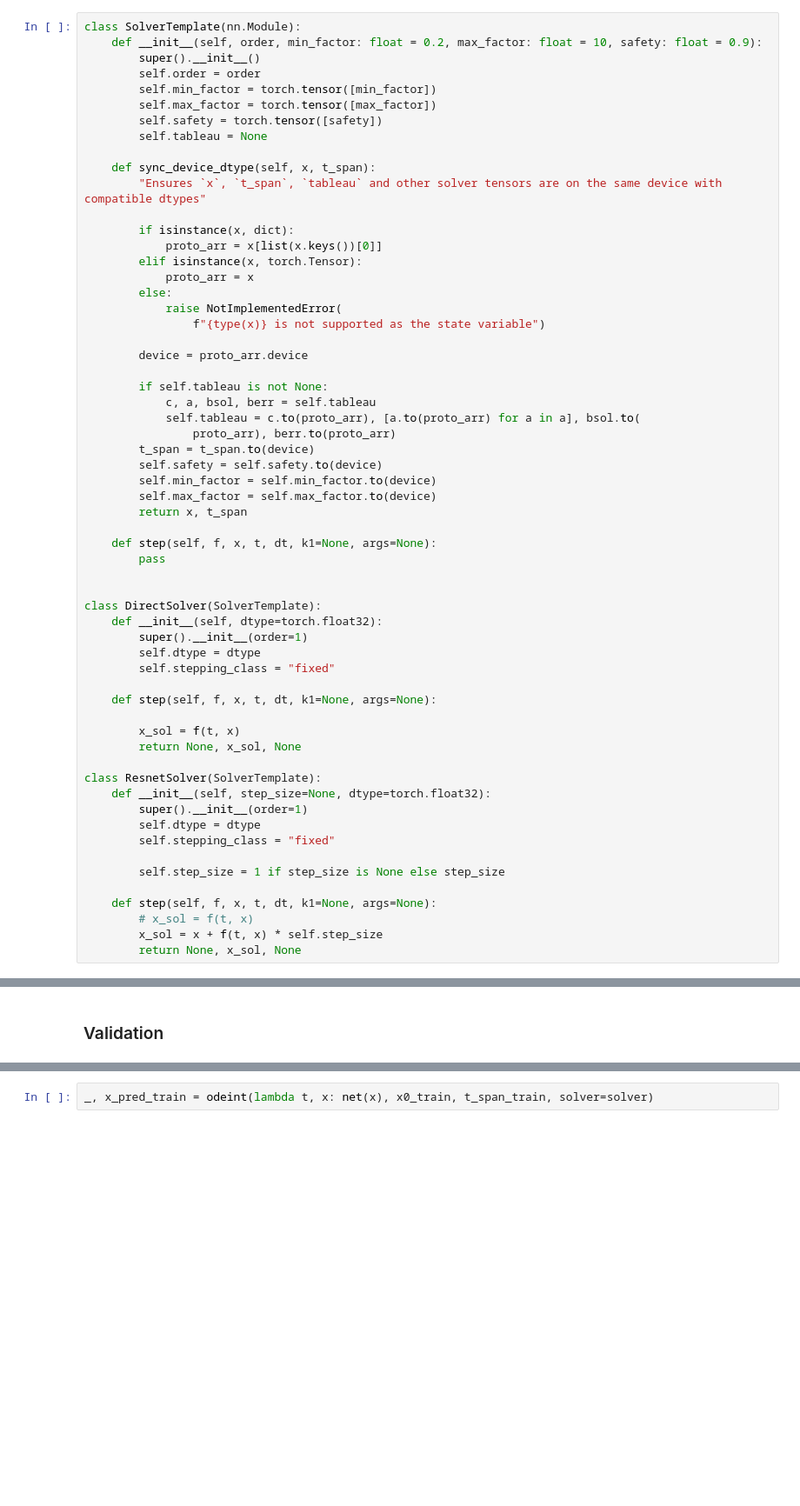
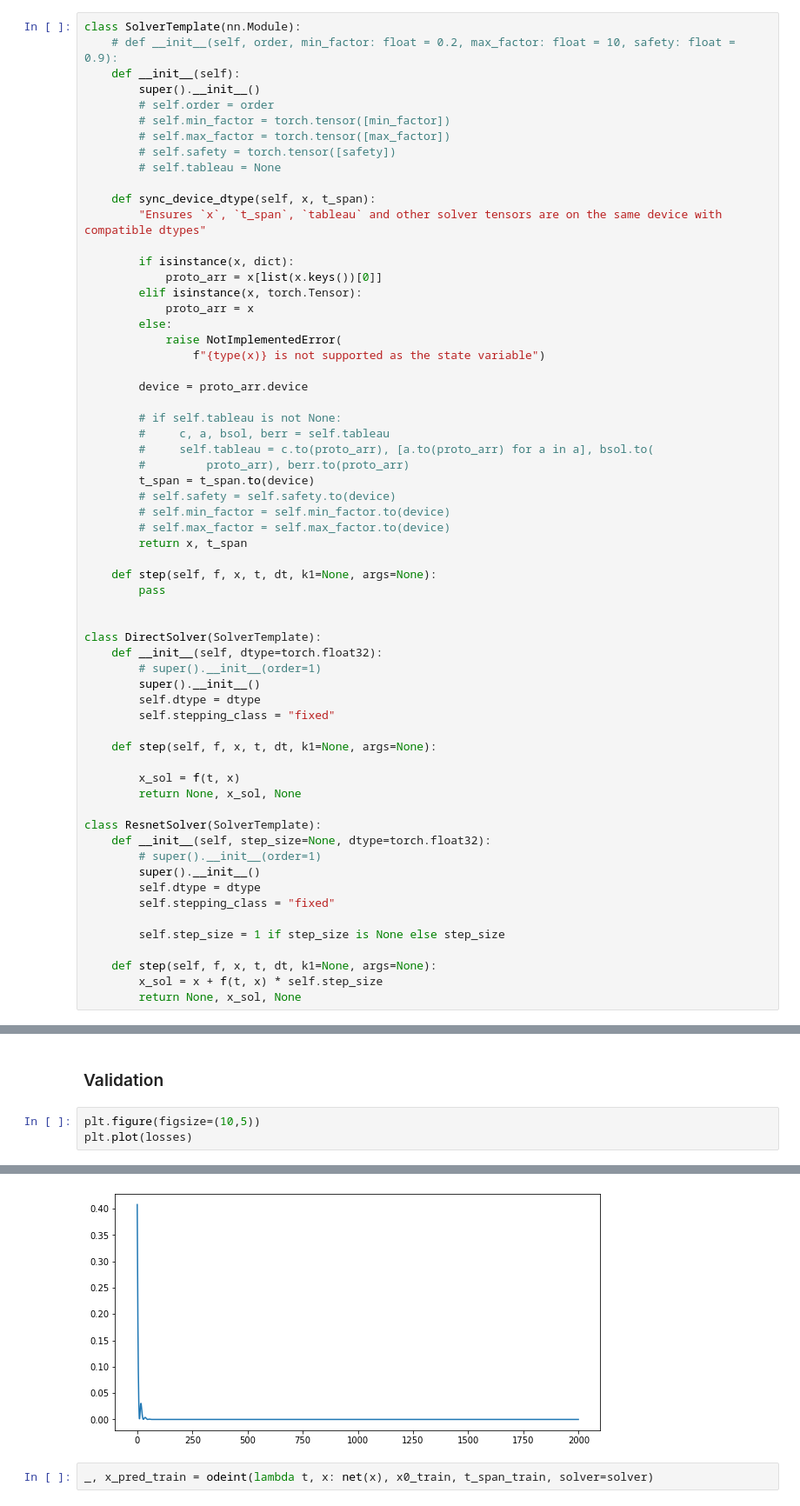
Before and after one commit to juanmggb/maestria, a Jupyter notebook: ml-lote/time_stepper_resnet.ipynb, the cells around one changed output, grey strips where cells are left out. Shown: that part at 87% size. Cells and saved outputs as stored; diff of their text form; blank space fills up the shorter version.

```diff
--- a/ml-lote/time_stepper_resnet.ipynb
+++ b/ml-lote/time_stepper_resnet.ipynb
@@ -29,12 +31,13 @@ from visualization import get_meshgrid, plot_colored
 # %%
 class SolverTemplate(nn.Module):
-    def __init__(self, order, min_factor: float = 0.2, max_factor: float = 10, safety: float = 0.9):
+    # def __init__(self, order, min_factor: float = 0.2, max_factor: float = 10, safety: float = 0.9):
+    def __init__(self):
         super().__init__()
-        self.order = order
-        self.min_factor = torch.tensor([min_factor])
-        self.max_factor = torch.tensor([max_factor])
-        self.safety = torch.tensor([safety])
-        self.tableau = None
+        # self.order = order
+        # self.min_factor = torch.tensor([min_factor])
+        # self.max_factor = torch.tensor([max_factor])
+        # self.safety = torch.tensor([safety])
+        # self.tableau = None
 
     def sync_device_dtype(self, x, t_span):
         "Ensures `x`, `t_span`, `tableau` and other solver tensors are on the same device with compatible dtypes"
@@ -49,14 +52,14 @@ class SolverTemplate(nn.Module):
 
         device = proto_arr.device
 
-        if self.tableau is not None:
-            c, a, bsol, berr = self.tableau
-            self.tableau = c.to(proto_arr), [a.to(proto_arr) for a in a], bsol.to(
-                proto_arr), berr.to(proto_arr)
+        # if self.tableau is not None:
+        #     c, a, bsol, berr = self.tableau
+        #     self.tableau = c.to(proto_arr), [a.to(proto_arr) for a in a], bsol.to(
+        #         proto_arr), berr.to(proto_arr)
         t_span = t_span.to(device)
-        self.safety = self.safety.to(device)
-        self.min_factor = self.min_factor.to(device)
-        self.max_factor = self.max_factor.to(device)
+        # self.safety = self.safety.to(device)
+        # self.min_factor = self.min_factor.to(device)
+        # self.max_factor = self.max_factor.to(device)
         return x, t_span
 
     def step(self, f, x, t, dt, k1=None, args=None):
@@ -65,7 +68,8 @@ class SolverTemplate(nn.Module):
 
 class DirectSolver(SolverTemplate):
     def __init__(self, dtype=torch.float32):
-        super().__init__(order=1)
+        # super().__init__(order=1)
+        super().__init__()
         self.dtype = dtype
         self.stepping_class = "fixed"
 
@@ -76,13 +80,13 @@ class DirectSolver(SolverTemplate):
 
 class ResnetSolver(SolverTemplate):
     def __init__(self, step_size=None, dtype=torch.float32):
-        super().__init__(order=1)
+        # super().__init__(order=1)
+        super().__init__()
         self.dtype = dtype
         self.stepping_class = "fixed"
 
         self.step_size = 1 if step_size is None else step_size
 
     def step(self, f, x, t, dt, k1=None, args=None):
-        # x_sol = f(t, x)
         x_sol = x + f(t, x) * self.step_size
         return None, x_sol, None
@@ -186,3 +237,7 @@ for _ in tqdm(range(2000)):
     losses.append(loss.item())
 # %% [markdown]
 ### Validation
+# %%
+plt.figure(figsize=(10,5))
+plt.plot(losses)
+# %% [output]
@@ -189,3 +245,4 @@ for _ in tqdm(range(2000)):
+[figure, added]
 # %%
 _, x_pred_train = odeint(lambda t, x: net(x), x0_train, t_span_train, solver=solver)
 # %%
```
Also changed, not shown: parts of 4 cells of this notebook.
